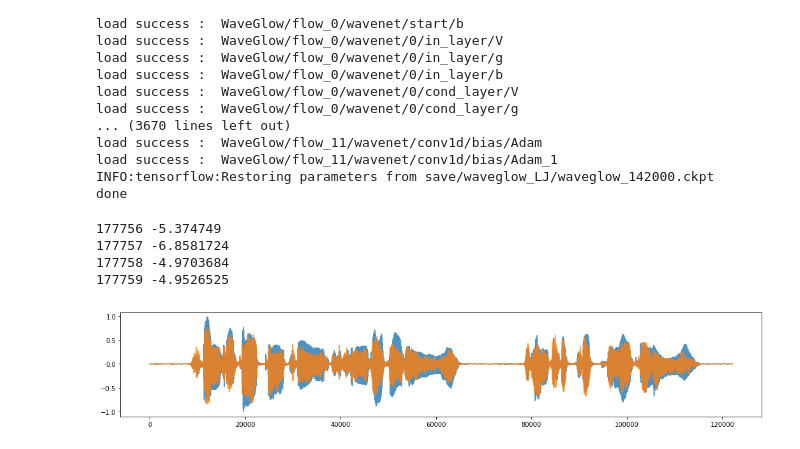
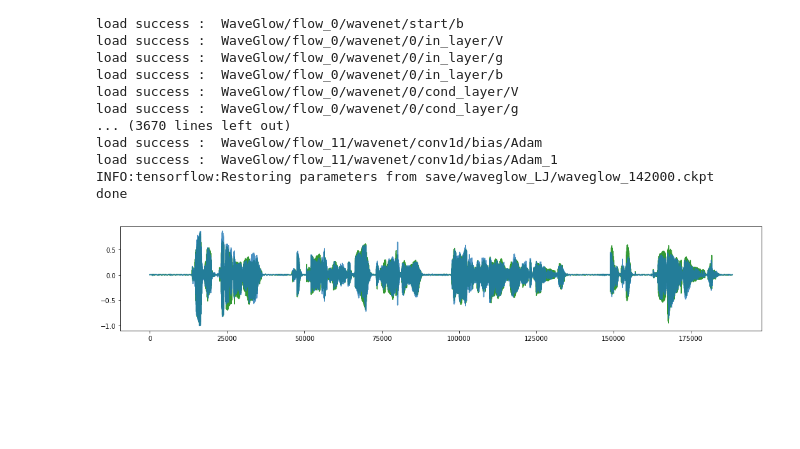
Before and after one commit to scpark20/waveglow-tensorflow, a Jupyter notebook: waveglow-multispeaker.ipynb, the cells around one changed output. Saved outputs shown, nothing was run; the diff lists cells and outputs as text; code cells hidden in the pictures; blank space fills up the shorter version.

```diff
--- a/waveglow-multispeaker.ipynb
+++ b/waveglow-multispeaker.ipynb
@@ -479,7 +481,7 @@ from IPython.display import clear_output
 from tqdm import tqdm_notebook as tqdm
 import matplotlib.pyplot as plt
 
-time_length = 100
+time_length = 120
 
 while(True):
     for i in range(500):
@@ -514,30 +516,25 @@ while(True):
     plt.plot(_waves, alpha=0.5)
     plt.plot(_audio_sample[0], alpha=0.5)
     plt.show()
-# %% [output]
-177756 -5.374749
-177757 -6.8581724
-177758 -4.9703684
-177759 -4.9526525
 # %%
-_speaker, _waves, _specs = get_test_data(1, 1000, 1)
+_speaker, _waves, _specs = get_test_data(1, 1000, 80)
 
 _audio_samples = []
 for start_index in range(0, len(_specs), 100):
     feed_dicts = {spect: np.expand_dims(_specs[start_index:start_index+100], axis=0),
                   speaker: np.expand_dims(np.array(_speaker), axis=0)}
     _audio_sample = sess.run(audio_sample, feed_dict=feed_dicts)
     _audio_sample = np.clip(_audio_sample, -1., 1.)
     _audio_samples.append(_audio_sample)
 
 _audio_samples = np.concatenate(_audio_samples, axis=-1)
 
 plt.figure(figsize=[18, 3])
-plt.plot(_waves, alpha=0.8)
+plt.plot(_waves, alpha=0.8, color='g')
 plt.plot(_audio_samples[0], alpha=0.8)
 plt.show()
 # %% [output]
-[figure, old version]
+[figure, new version]
 # %%
 import IPython.display as ipd
 ipd.Audio(_audio_samples[0], rate=22050)
```
Also changed, not shown: parts of 2 cells of this notebook, 4 other files.
